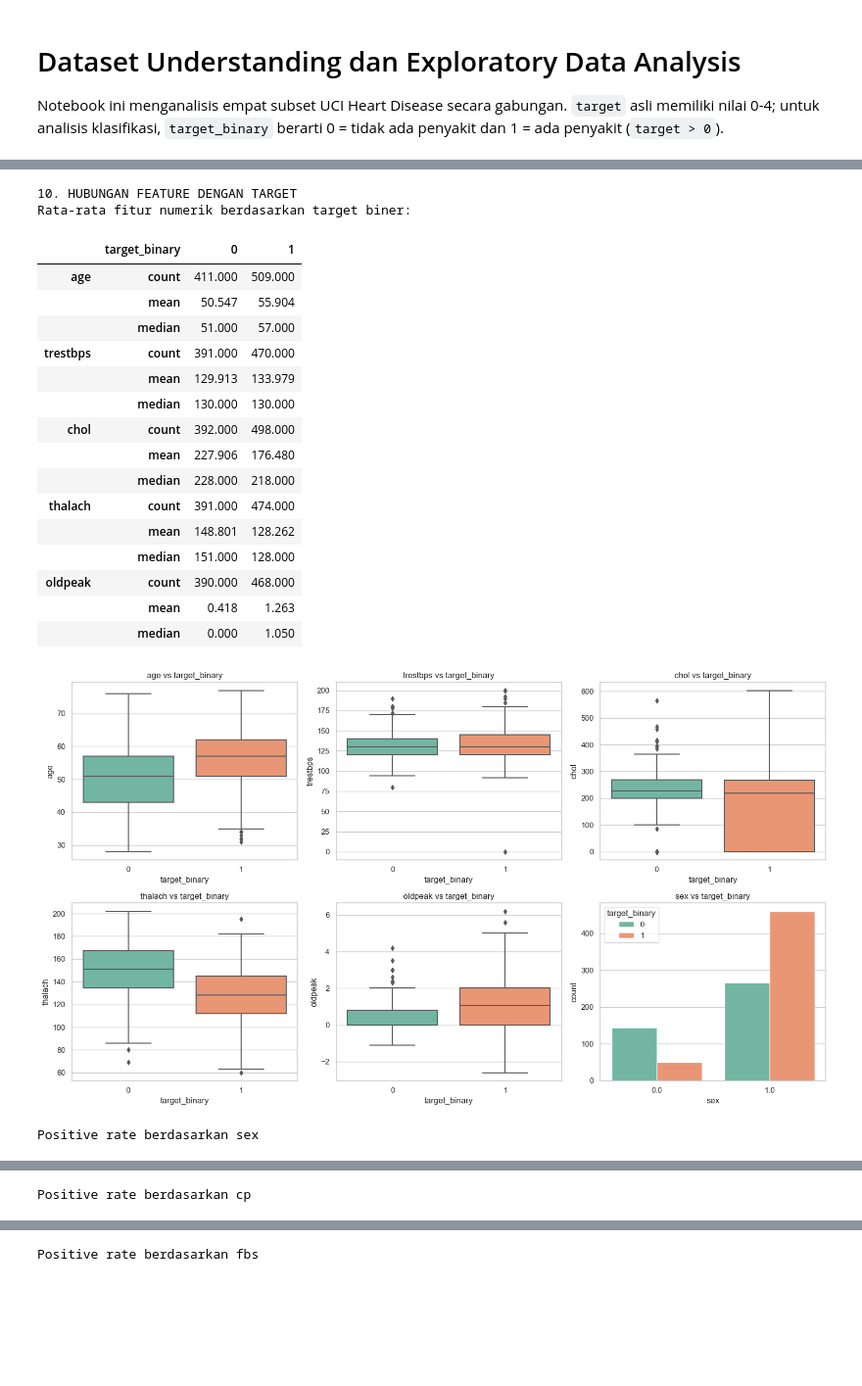
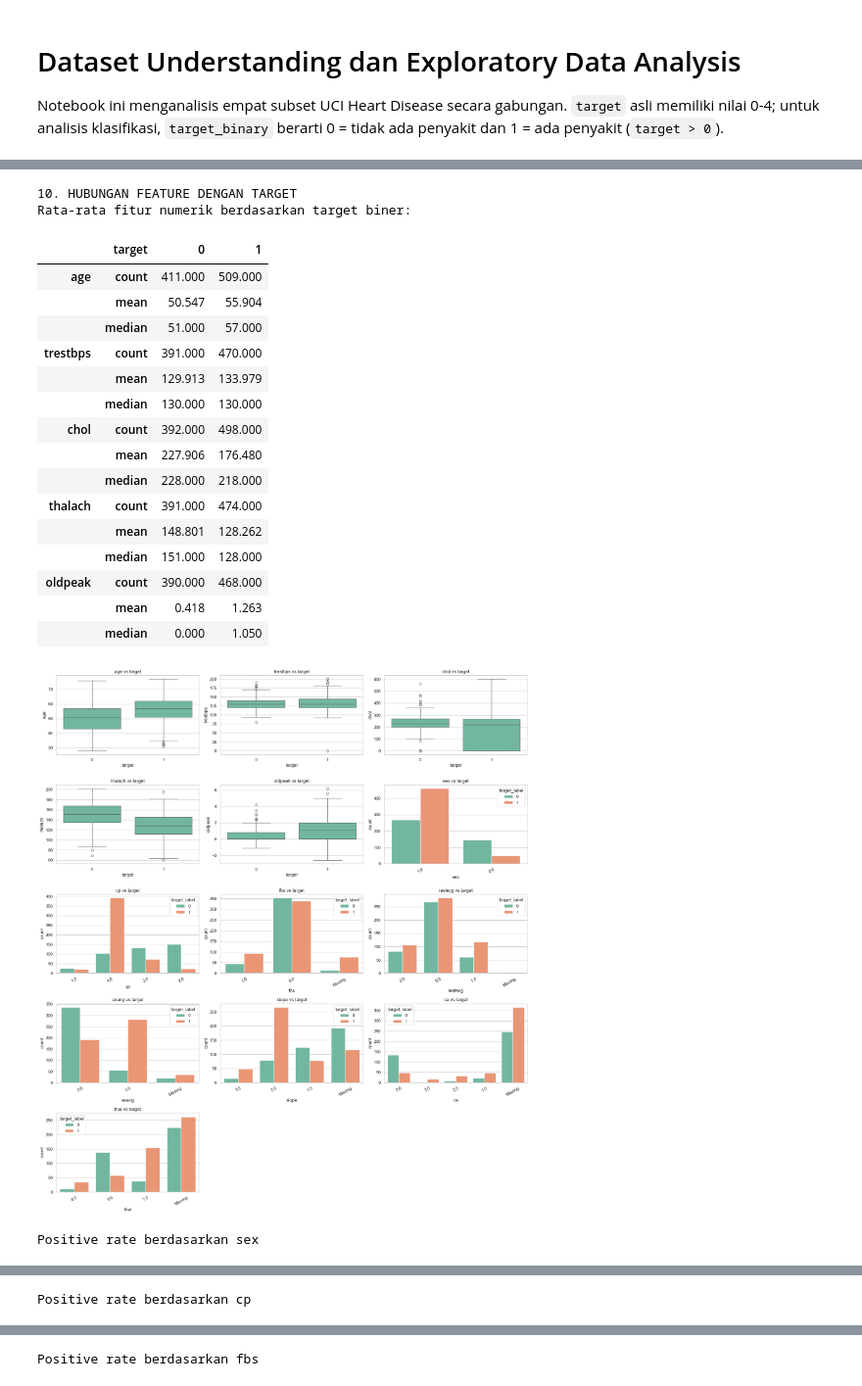
Before and after one commit to akmaliarizka5/data_science_project, a Jupyter notebook: EDA.ipynb, the cells around one changed output, grey strips where cells are left out. Shown at 98% size. Cells and saved outputs as stored; diff of their text form; code cells hidden in the pictures; blank space fills up the shorter version.

```diff
--- a/EDA.ipynb
+++ b/EDA.ipynb
@@ -35,6 +35,7 @@ for file_name in FILE_NAMES:
 df = pd.concat(frames, ignore_index=True)
 df[FEATURE_NAMES] = df[FEATURE_NAMES].apply(pd.to_numeric, errors="coerce")
 df["target_binary"] = (df["target"] > 0).astype("Int64")
+df["target_binary"] = df["target_binary"].astype(str)
 
 print(f"Dataset berhasil dimuat: {df.shape[0]:,} observasi, {len(FEATURE_NAMES):,} fitur asli")
 display(df.head())
@@ -180,8 +223,15 @@ plt.show()
 
 print("7. DISTRIBUSI CATEGORICAL FEATURES")
 for feature in categorical_features:
-    # ubah NaN jadi string "Missing" supaya tidak bentrok dengan matplotlib
-    plot_series = df[feature].fillna("Missing").astype(str)
+    series = df[feature]
+
+    # tangani category dtype dan non-category dtype secara berbeda
+    if isinstance(series.dtype, pd.CategoricalDtype):
+        if "Missing" not in series.cat.categories:
+            series = series.cat.add_categories(["Missing"])
+        plot_series = series.fillna("Missing")
+    else:
+        plot_series = series.astype(str).fillna("Missing")
 
     distribution = plot_series.value_counts(dropna=False).rename_axis(feature).to_frame("count")
     distribution["percentage"] = distribution["count"].div(len(df)).mul(100)
@@ -249,7 +301,9 @@ domain_rules = {
 }
 anomaly_rows = []
 for feature, (lower, upper) in domain_rules.items():
-    mask = df[feature].notna() & ~df[feature].between(lower, upper)
+    # cast ke numerik untuk perbandingan, aman untuk category dtype maupun dtype lain
+    values = pd.to_numeric(df[feature], errors="coerce")
+    mask = values.notna() & ~values.between(lower, upper)
     anomaly_rows.append({
         "feature": feature,
         "allowed_range": f"[{lower}, {upper}]",
@@ -315,57 +369,75 @@ Catatan: batas domain adalah screening awal; nilai yang lolos tetap perlu ditinj
 # %%
-# 10-11. Hubungan fitur dengan target dan correlation analysis
 print("10. HUBUNGAN FEATURE DENGAN TARGET")
+target_numeric = pd.to_numeric(df["target"], errors="coerce")
+
 print("Rata-rata fitur numerik berdasarkan target biner:")
-display(df.groupby("target_binary")[numeric_features].agg(["count", "mean", "median"]).T)
+display(df.groupby("target", observed=True)[numeric_features].agg(["count", "mean", "median"]).T)
 
-fig, axes = plt.subplots(2, 3, figsize=(16, 9))
-for axis, feature in zip(axes.flat, numeric_features):
-    sns.boxplot(data=df, x="target_binary", y=feature, ax=axis)
-    axis.set_title(f"{feature} vs target_binary")
-for axis, feature in zip(axes.flat[len(numeric_features):], categorical_features[:1]):
-    sns.countplot(data=df, x=feature, hue="target_binary", ax=axis)
-    axis.set_title(f"{feature} vs target_binary")
-for axis in axes.flat[(len(numeric_features) + 1):]:
+plot_features = numeric_features + categorical_features
+fig, axes = plt.subplots(5, 3, figsize=(18, 20))
+axes = axes.flat
+
+for axis, feature in zip(axes, numeric_features):
+    sns.boxplot(data=df, x="target", y=feature, ax=axis)
+    axis.set_title(f"{feature} vs target")
+
+for axis, feature in zip(axes[len(numeric_features):], categorical_features):
+    plot_df = df.copy()
+    plot_df[f"{feature}_label"] = df[feature].astype("string").fillna("Missing")
+    plot_df["target_label"] = df["target"].astype("string").fillna("Missing")
+
+    sns.countplot(
+        data=plot_df,
+        x=f"{feature}_label",
+        hue="target_label",
+        ax=axis
+    )
+    axis.set_title(f"{feature} vs target")
+    axis.set_xlabel(feature)
+    axis.tick_params(axis="x", rotation=30)
+
+for axis in axes[len(plot_features):]:
     axis.axis("off")
+
 plt.tight_layout()
 plt.show()
 
 for feature in categorical_features:
-    rates = df.groupby(feature, dropna=False)["target_binary"].agg(["count", "mean"])
+    rates = df.assign(_target_num=target_numeric).groupby(feature, dropna=False, observed=True)["_target_num"].agg(["count", "mean"])
     rates = rates.rename(columns={"mean": "positive_rate"})
     print(f"\nPositive rate berdasarkan {feature}")
     display(rates)
 
 print("11. CORRELATION ANALYSIS")
-correlation_columns = numeric_features + ["target", "target_binary"]
-correlation_matrix = df[correlation_columns].corr(method="spearman")
+correlation_df = df[numeric_features].assign(target=target_numeric)
+correlation_matrix = correlation_df.corr(method="spearman")
 plt.figure(figsize=(11, 8))
 sns.heatmap(correlation_matrix, annot=True, fmt=".2f", cmap="vlag", center=0, square=True)
 plt.title("Spearman correlation: numerical features dan target")
 plt.tight_layout()
 plt.show()
-print("Korelasi fitur numerik terhadap target_binary:")
-display(correlation_matrix["target_binary"].drop("target_binary").sort_values(key=abs, ascending=False).to_frame("spearman_corr"))
+print("Korelasi fitur numerik terhadap target:")
+display(correlation_matrix["target"].drop("target").sort_values(key=abs, ascending=False).to_frame("spearman_corr"))
 # %% [output]
 10. HUBUNGAN FEATURE DENGAN TARGET
 Rata-rata fitur numerik berdasarkan target biner:
-|  | target_binary | 0 | 1 |
+|  | target | 0 | 1 |
 | age | count | 411.000 | 509.000 |
 |  | mean | 50.547 | 55.904 |
 |  | median | 51.000 | 57.000 |
 | trestbps | count | 391.000 | 470.000 |
 |  | mean | 129.913 | 133.979 |
 |  | median | 130.000 | 130.000 |
 | chol | count | 392.000 | 498.000 |
 |  | mean | 227.906 | 176.480 |
 |  | median | 228.000 | 218.000 |
 | thalach | count | 391.000 | 474.000 |
 |  | mean | 148.801 | 128.262 |
 |  | median | 151.000 | 128.000 |
 | oldpeak | count | 390.000 | 468.000 |
 |  | mean | 0.418 | 1.263 |
 |  | median | 0.000 | 1.050 |
-[figure, old version]
+[figure, new version]
 Positive rate berdasarkan sex
 |  | count | positive_rate |
 | sex |  |  |
```
Also changed, not shown: parts of 13 cells of this notebook, 1 other file.
